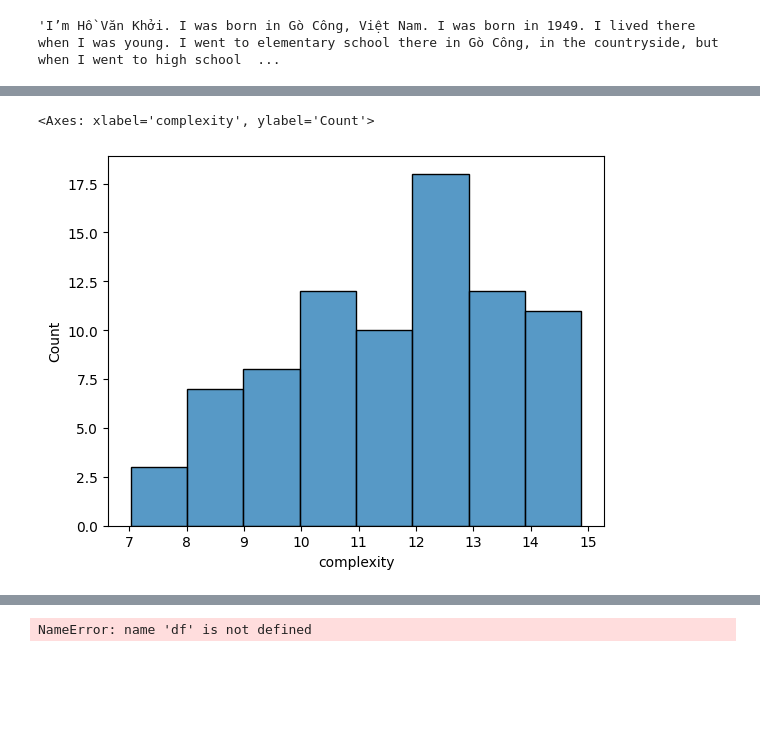
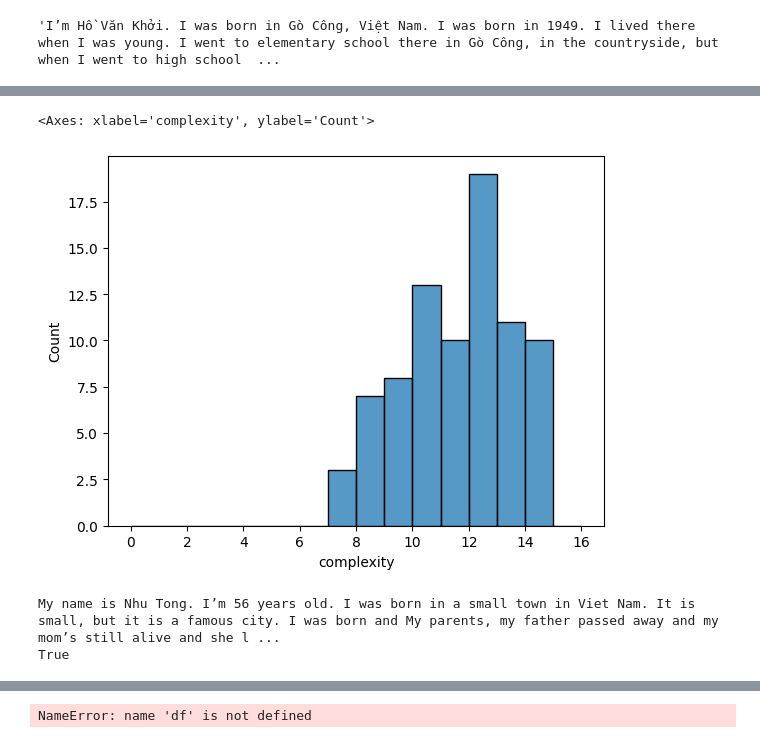
Before and after one commit to not-fritos/26s-curric-803-report, a Jupyter notebook: 26s_CURRIC_803_HW_06_NLP.ipynb, the cells around one changed output, grey strips where cells are left out. Cells and saved outputs as stored; diff of their text form; code cells hidden in the pictures; blank space fills up the shorter version.

Commit message:
running with the new data

```diff
--- a/26s_CURRIC_803_HW_06_NLP.ipynb
+++ b/26s_CURRIC_803_HW_06_NLP.ipynb
@@ -81,6 +81,8 @@ df_merged = df_metadata.merge(df_interview,
                           right_on='interview_id',
                           how='left')
 
+df_merged.columns = df_merged.columns.str.lower()
+
 print(f"Merged dataframe shape: {df_merged.shape}")
 print("Merged dataframe columns:", df_merged.columns.tolist())
 
@@ -137,16 +136,16 @@ DetectorFactory.seed = 0
 def is_english(text):
     return detect(str(text)) == "en"
 
-filtered_df = (
-    filtered_df
+df_filtered = (
+    df_filtered
       .copy()
-      .assign(_is_en=filtered_df["narrator_dialogue"].fillna("").apply(is_english))
+      .assign(_is_en=df_filtered["narrator_dialogue"].fillna("").apply(is_english))
       .query("_is_en")
       .drop(columns="_is_en")
       .reset_index(drop=True)
 )
 
-print("Rows after English-only filter:", len(filtered_df))
+print("Rows after English-only filter:", len(df_filtered))
 # %% [output]
 Rows after English-only filter: 121
 # %%
@@ -301,0 +287,13 @@ print(dataset[:3])
+# %%
+# run pre-processing
+processed_corpus = [preprocess_tokens(sentence) for sentence in df_filtered["narrator_dialogue"]]
+
+# building vocabulary (unique words)
+vocabulary = set()
+for sentence in processed_corpus:
+    vocabulary.update(sentence)
+vocabulary = sorted(list(vocabulary))
+
+vocabulary_count = {word: sum(word in sentence for sentence in processed_corpus) for word in vocabulary}
+vocabulary_count = dict(sorted(vocabulary_count.items(), key=lambda x: x[1], reverse=True))
+display(vocabulary_count)
@@ -309,11 +337,12 @@ name_col = "narrator_name" if "narrator_name" in processed_df.columns else (
 )
 
 df_new = pd.DataFrame({
-    "interviewee": processed_df[name_col] if name_col else np.arange(len(processed_df))
+    "interviewee": processed_df[name_col] if name_col else np.arange(len(processed_df)),
+    "narrator_dialogue": processed_df["narrator_dialogue"]
 })
 
 # dataset is list-of-token-lists built from filtered_df["narrator_dialogue"]
-dataset_df = pd.DataFrame({"tokens": dataset})
+dataset_df = pd.DataFrame({"tokens": processed_corpus})
 
 # --- word-level metrics (safe when token list is empty) ---
 df_new["num_words"] = dataset_df["tokens"].apply(len)
@@ -338,7 +367,7 @@ df_new["avg_sentence_length"] = sentence_list.apply(
     lambda sents: (sum(len(sent.split()) for sent in sents) / len(sents)) if len(sents) > 0 else 0.0
 )
 
-# --- ARI (don’t round until display; rounding early hides variation) ---
+# --- ARI (don't round until display; rounding early hides variation) ---
 df_new["complexity"] = (
     4.71 * df_new["avg_word_length"]
     + 0.5 * df_new["avg_sentence_length"]
@@ -348,6 +377,6 @@ df_new["complexity"] = (
 # inspect outliers
 display(df_new[df_new["complexity"] > 14].sort_values("complexity", ascending=False).head(30))
 
-# plot “reasonable” values
-sns.histplot(df_new[df_new["complexity"] < 15], x="complexity")
+# plot "reasonable" values
+sns.histplot(df_new[df_new["complexity"] < 15], x="complexity", bins=np.arange(0, 17, 1.0))
 # %% [output]
@@ -371,2 +400,11 @@ sns.histplot(df_new[df_new["complexity"] < 15], x="complexity")
 <Axes: xlabel='complexity', ylabel='Count'>
-[figure, old version]
+[figure, new version]
+# %%
+lowest_complexity_person = df_new.loc[df_new["complexity"].idxmin(), "interviewee"]
+lowest_complexity_transcript = processed_df.loc[df_new["complexity"].idxmin(), "narrator_dialogue"]
+
+print(lowest_complexity_transcript)
+print(detect(str(lowest_complexity_transcript)) == "en")
+# %% [output]
+My name is Nhu Tong. I’m 56 years old. I was born in a small town in Viet Nam. It is small, but it is a famous city. I was born and My parents, my father passed away and my mom’s still alive and she l ...
+True
```
Also changed, not shown: parts of 25 cells of this notebook.
